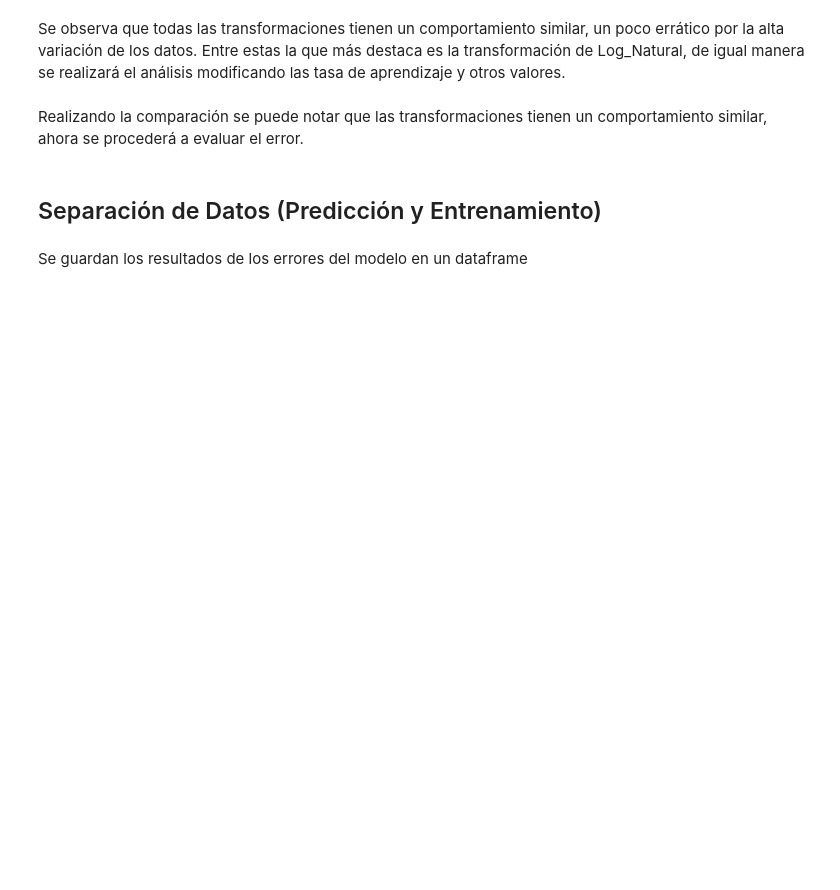
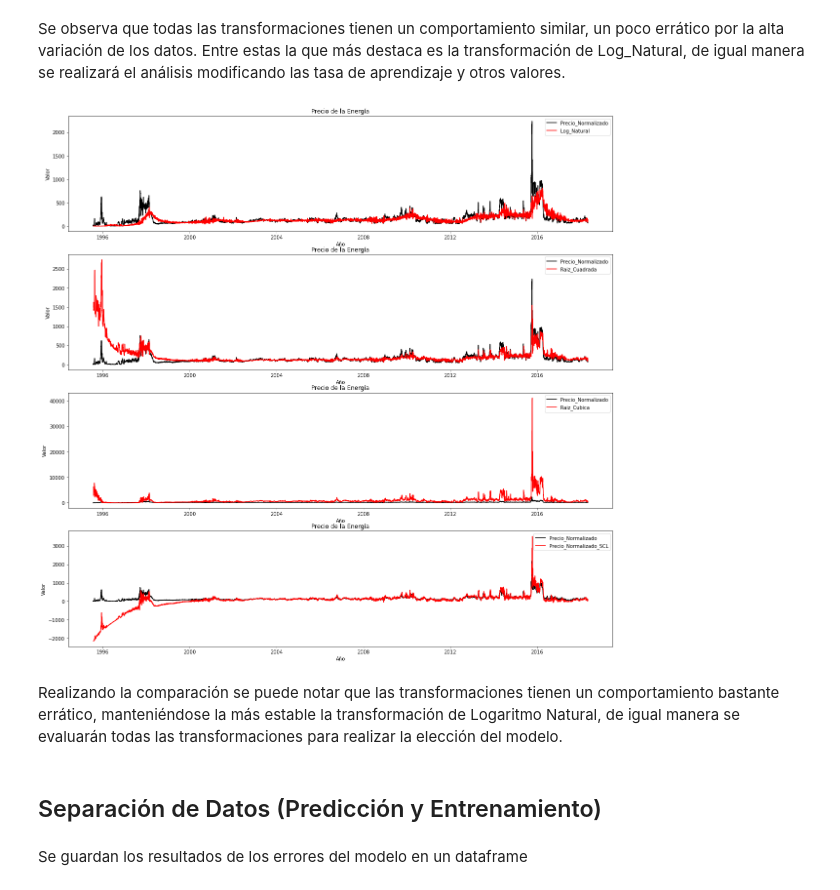
Before and after one commit to ANN-2019-2/evaluacion-saarboledaz, a Jupyter notebook: 01-precios.ipynb, the cells around one changed output. Saved outputs shown, nothing was run; the diff lists cells and outputs as text; code cells hidden in the pictures; blank space fills up the shorter version.

```diff
--- a/01-precios.ipynb
+++ b/01-precios.ipynb
@@ -318,24 +380,29 @@ Se observa que todas las transformaciones tienen un comportamiento similar, un p
 # %%
 ## Aplicando la transformación inversa
 forecast_inv = dict()
 for t in transformations:
     forecast_inv[t] = transform(forecasts_d[t],t,True)
 
-plt.figure(figsize=(20,5))
-plt.title('Precio de la Energía')
-plt.xlabel('Año')
-plt.ylabel('Valor')
+plt.figure(figsize=(20,20))
 first_date = dt.datetime.utcfromtimestamp(df['Timestamp'].tolist()[0])
 date_thresh = (df['Fecha'] >= first_date + dt.timedelta(L-1))
 dates_df = df.loc[date_thresh]['Fecha']
-plt.plot(df['Fecha'],df['Precio_Normalizado'], label="Precio_Normalizado", color='black')
-plt.plot(dates_df,forecast_inv["Log_Natural"], label="Pronósitco Log", color='red')
-plt.plot(dates_df,forecast_inv["Raiz_Cubica"], label="Pronóstico Raiz3", color='blue')
+for i in range(len(transformations)):
+    trans = transformations[i]
+    plt.subplot(len(transformations),1,i+1)
+    plt.title('Precio de la Energía')
+    plt.xlabel('Año')
+    plt.ylabel('Valor')
+    plt.plot(df['Fecha'],df['Precio_Normalizado'], label='Precio_Normalizado', color='black')
+    plt.plot(dates_df,forecast_inv[trans], label=trans, color='red')
+    plt.legend()
 
 plt.legend()
 plt.show()
+# %% [output]
+[figure, added]
 # %% [markdown]
-Realizando la comparación se puede notar que las transformaciones tienen un comportamiento similar, ahora se procederá a evaluar el error.
+Realizando la comparación se puede notar que las transformaciones tienen un comportamiento bastante errático, manteniéndose la más estable la transformación de Logaritmo Natural, de igual manera se evaluarán todas las transformaciones para realizar la elección del modelo.
 # %% [markdown]
 ## Separación de Datos (Predicción y Entrenamiento)
 # %%
```
Also changed, not shown: parts of 22 cells of this notebook, 4 other files.
